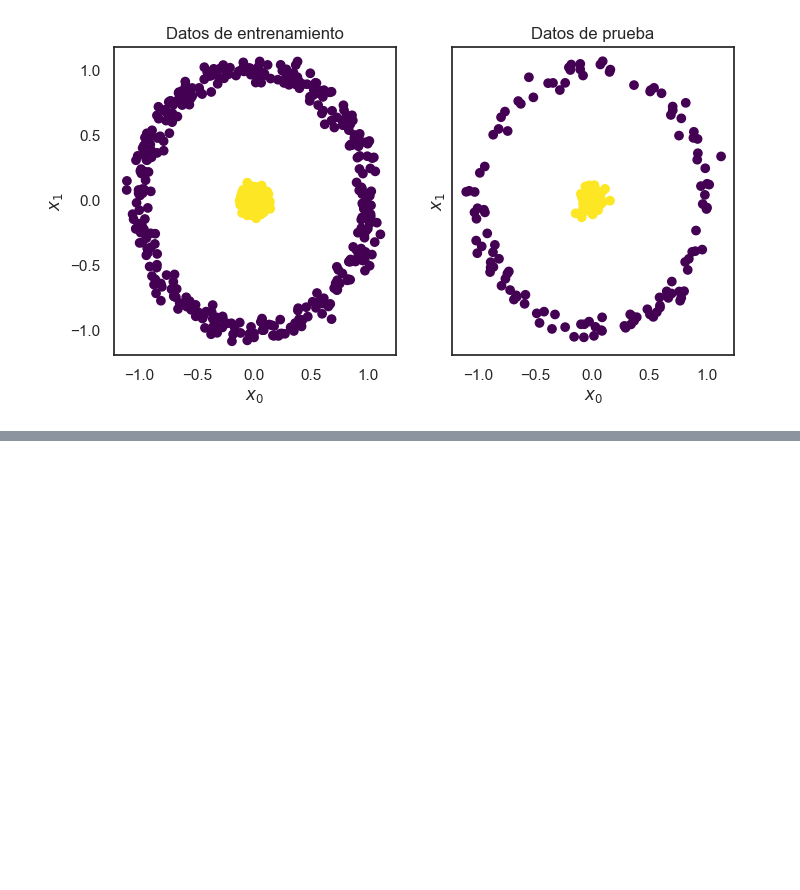
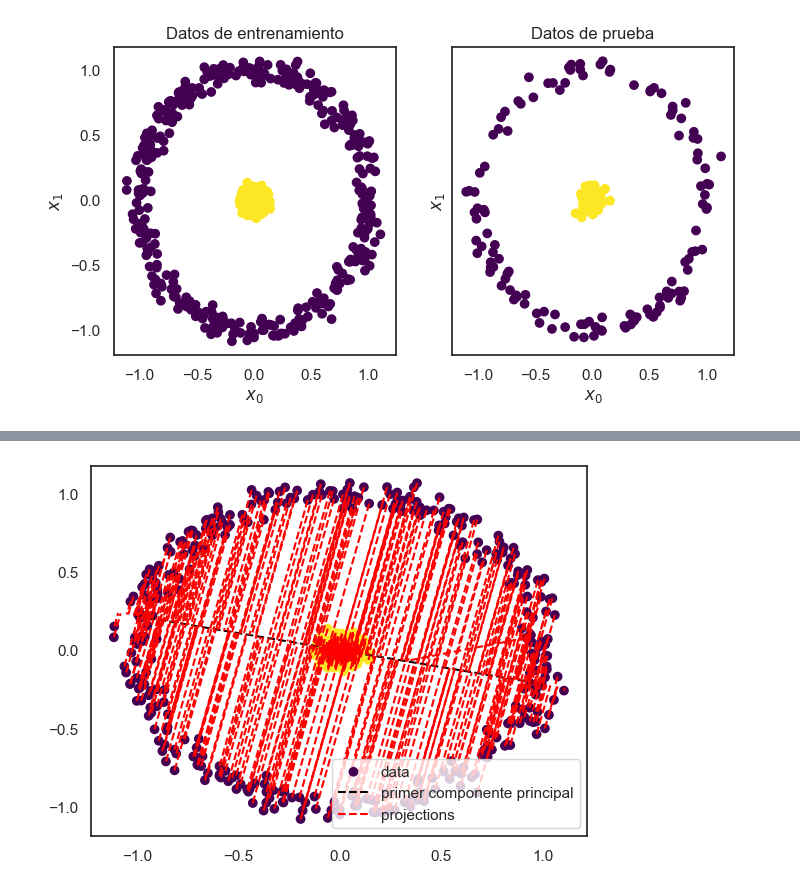
Before and after one commit to MrBloom911/TareasComputacional, a Jupyter notebook: PCA.ipynb, the cells around one changed output, grey strips where cells are left out. Cells and saved outputs as stored; diff of their text form; code cells hidden in the pictures; blank space fills up the shorter version.

```diff
--- a/PCA.ipynb
+++ b/PCA.ipynb
@@ -65,0 +85,4 @@ plt.show()
+# %%
+plot_proj(X_train,pca.components_[0,:],y_train,"primer componente principal")
+# %% [output]
+[figure, added]
```
Also changed, not shown: parts of 5 cells of this notebook.
